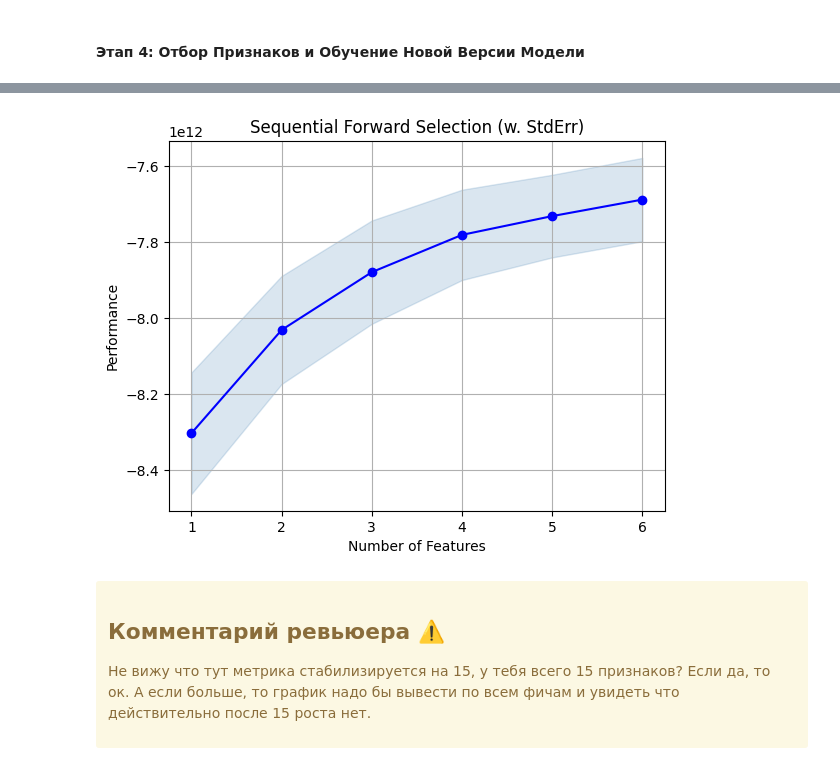
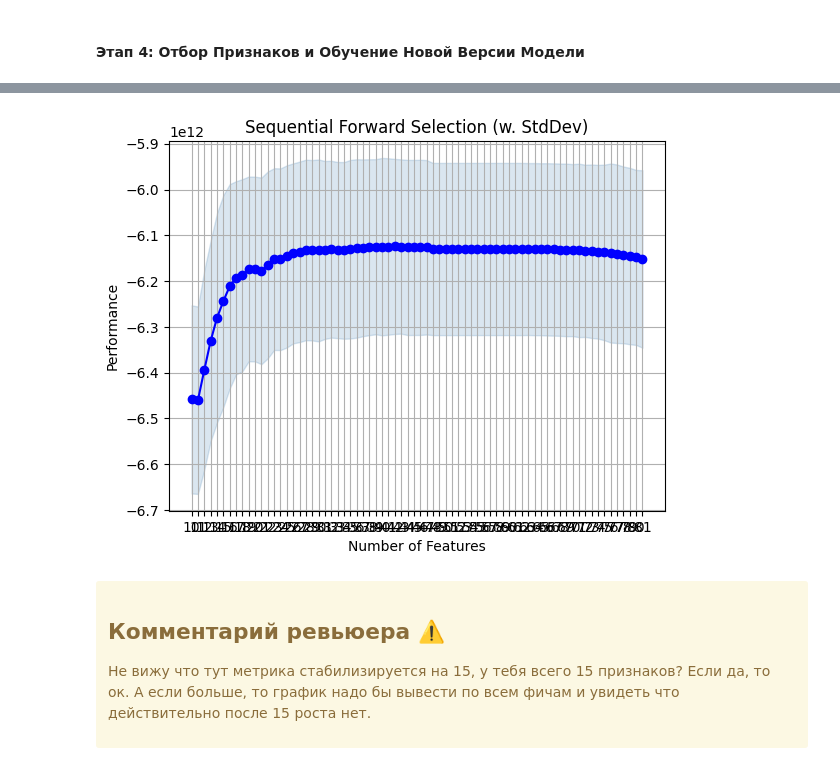
Before and after one commit to NikoMelnikov/mle-project-sprint-2-v001, a Jupyter notebook: model_improvement/project_template_sprint_2.ipynb, the cells around one changed output, grey strips where cells are left out. Cells and saved outputs as stored; diff of their text form; code cells hidden in the pictures.

Commit message:
Project v.3

```diff
--- a/model_improvement/project_template_sprint_2.ipynb
+++ b/model_improvement/project_template_sprint_2.ipynb
@@ -1053,18 +1161,16 @@ CV Score:
+# %%
+fig = plot_sfs(sbs.get_metric_dict(), kind='std_dev')
+
+plt.title('Sequential Forward Selection (w. StdDev)')
+plt.grid()
+plt.show()
+# %% [output]
+[figure, added]
 # %%
 sfs_df = pd.DataFrame.from_dict(sfs.get_metric_dict()).T
 sbs_df = pd.DataFrame.from_dict(sbs.get_metric_dict()).T
 sfs_df.to_csv(f"{FS_ASSETS}/sfs.csv")
 sbs_df.to_csv(f"{FS_ASSETS}/sbs.csv")
-# %%
-fig = plot_sfs(sfs.get_metric_dict(), kind='std_err')
-plt.title('Sequential Forward Selection (w. StdErr)')
-plt.grid()
-
-plt.savefig("/home/mle-user/mle_projects/mle-project-sprint-2-v001/model_improvement/fs_assets/sfs.png")
-
-plt.show()
-# %% [output]
-[figure, removed]
 # %% [markdown]
 <div class="alert alert-warning">
 <h2> Комментарий ревьюера ⚠️</h2>
```
Also changed, not shown: parts of 116 cells of this notebook, 3 other files.
